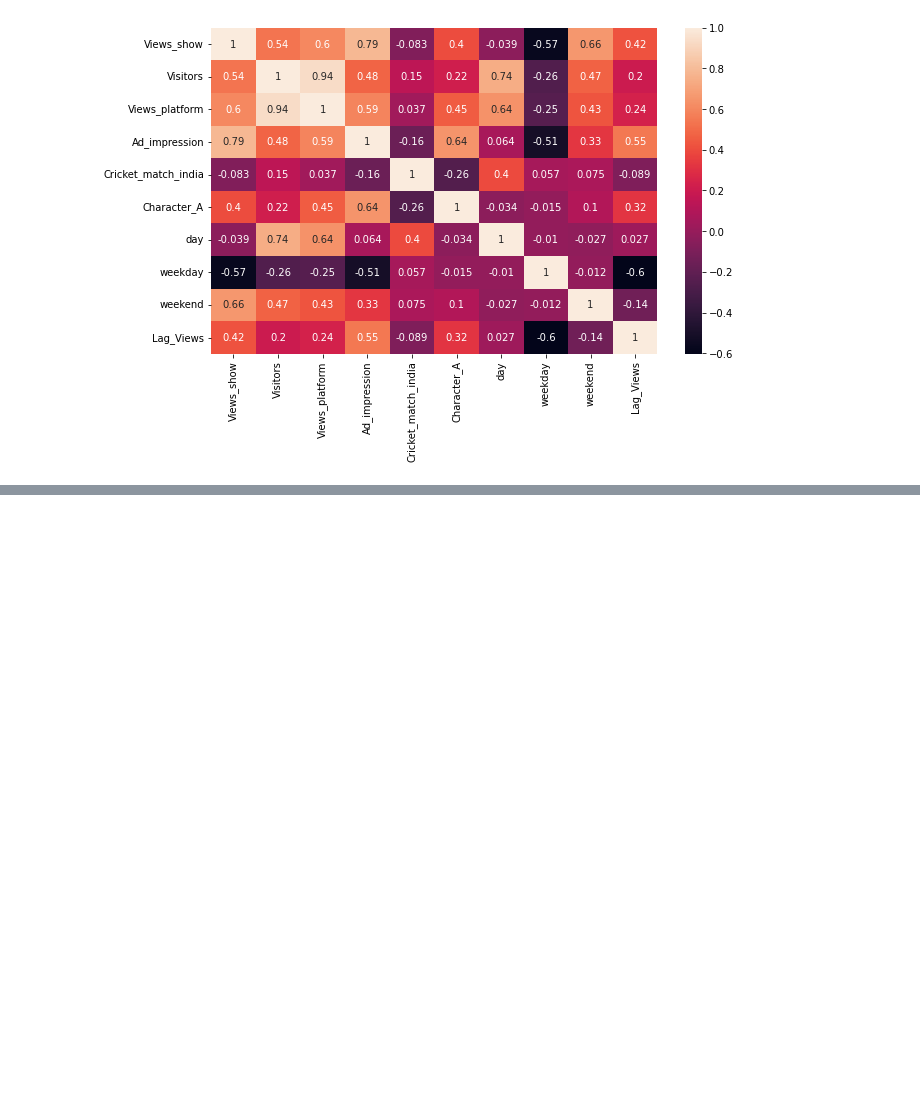
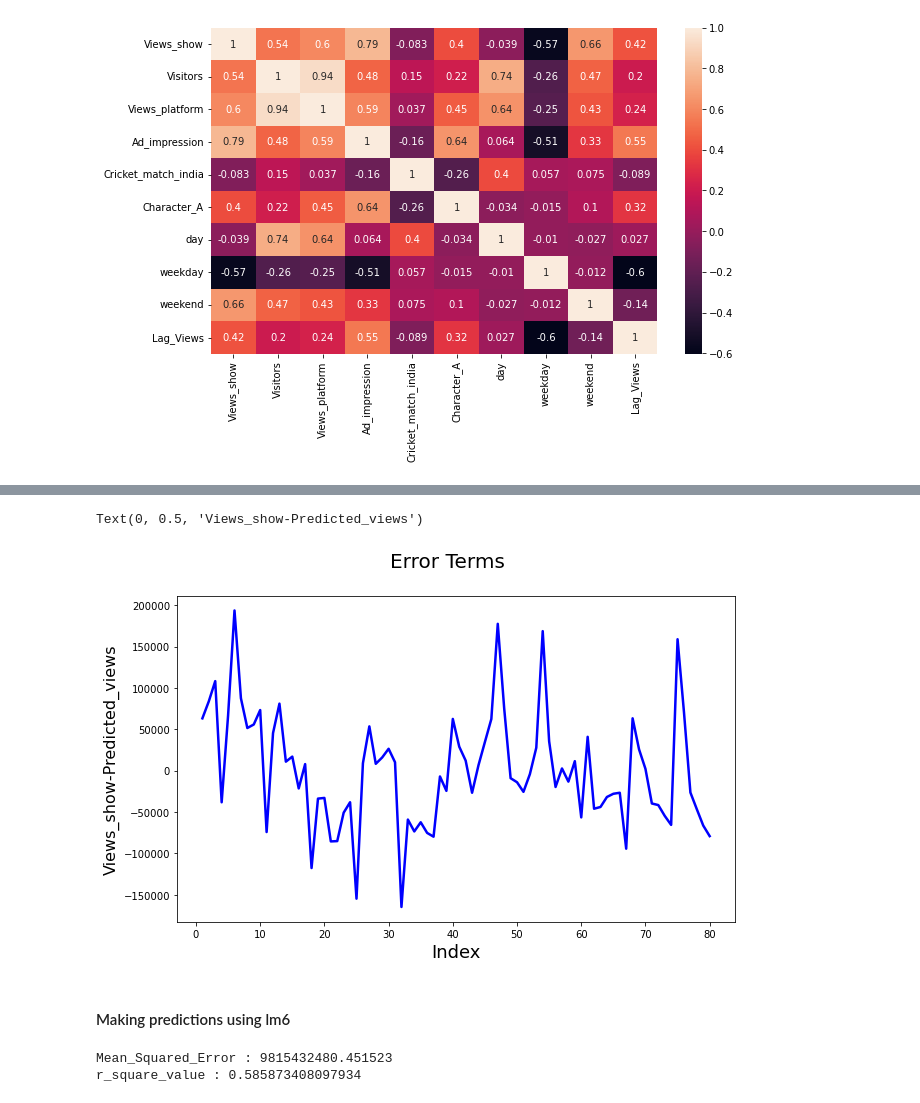
Before and after one commit to vivekkum-ar/Media-Company-Linear-Regression, a Jupyter notebook: Media-Company-Case-Study.ipynb, the cells around one changed output, grey strips where cells are left out. Cells and saved outputs as stored; diff of their text form; code cells hidden in the pictures; blank space fills up the shorter version.

```diff
--- a/Media-Company-Case-Study.ipynb
+++ b/Media-Company-Case-Study.ipynb
@@ -452,0 +740,13 @@ sns.heatmap(media.corr(),annot = True)
+# %%
+# Error terms
+c = [i for i in range(1,81,1)]
+fig = plt.figure(figsize=(10,6))
+plt.plot(c,media.Views_show-Predicted_views, color="blue", linewidth=2.5, linestyle="-")
+fig.suptitle('Error Terms', fontsize=20)              # Plot heading
+plt.xlabel('Index', fontsize=18)                      # X-label
+plt.ylabel('Views_show-Predicted_views', fontsize=16)                # Y-label
+# %% [output]
+Text(0, 0.5, 'Views_show-Predicted_views')
+[figure, added]
+# %% [markdown]
+#### Making predictions using lm6
@@ -452,0 +762,6 @@ sns.heatmap(media.corr(),annot = True)
+# %%
+print('Mean_Squared_Error :' ,mse)
+print('r_square_value :',r_squared)
+# %% [output]
+Mean_Squared_Error : 9815432480.451523
+r_square_value : 0.585873408097934
```
Also changed, not shown: parts of 37 cells of this notebook.
